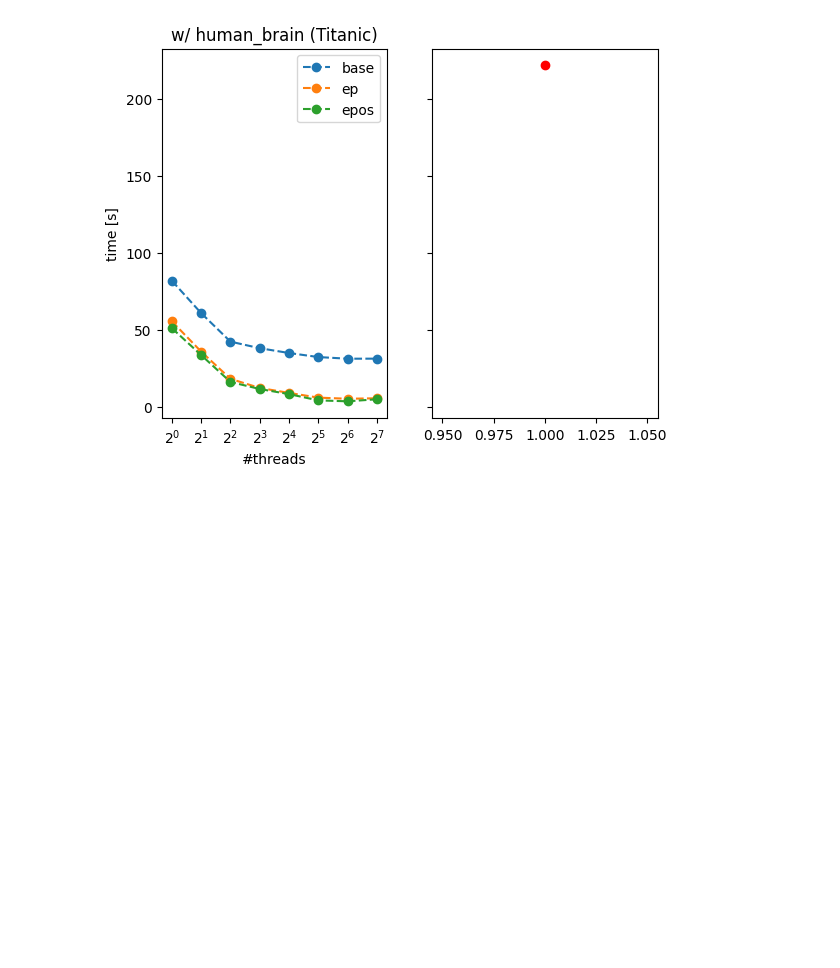
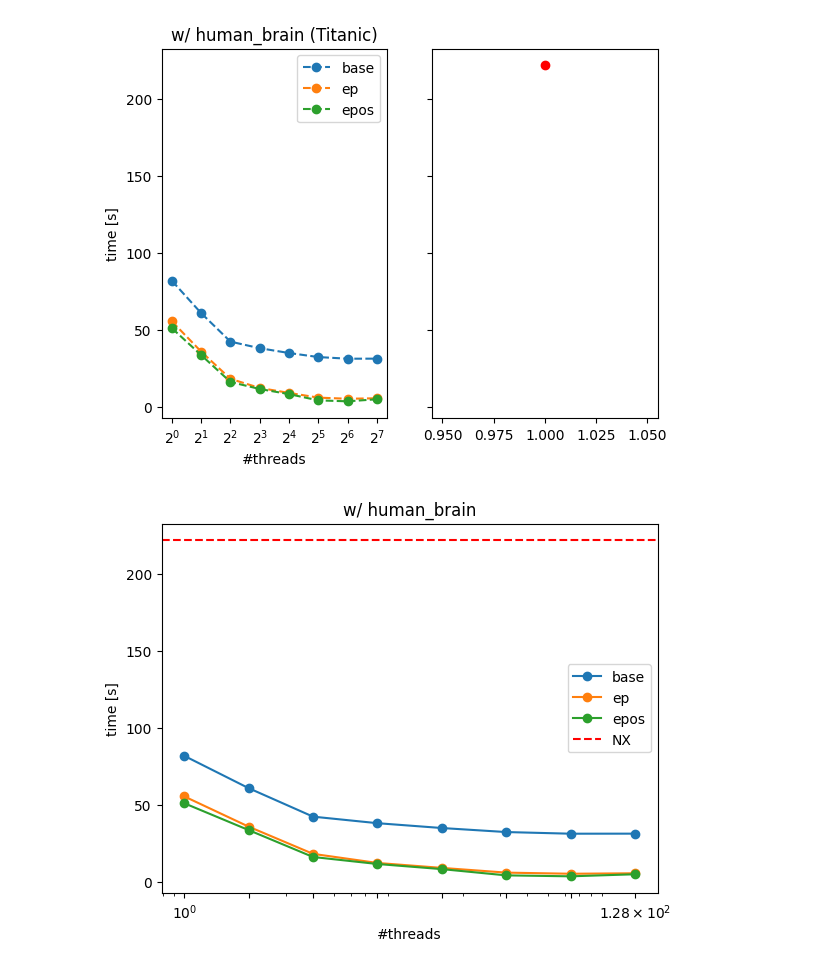
Before and after one commit to dSampietro/Rusty-CRACKER, a Jupyter notebook: plotting/nbk.ipynb, the cells around one changed output. Drawn from its saved outputs; the diff is of its cells as text; code cells hidden in the pictures; blank space fills up the shorter version.

```diff
--- a/plotting/nbk.ipynb
+++ b/plotting/nbk.ipynb
@@ -111,3 +111,31 @@ axs[1].plot(1, (221935.6243 / 1000), marker="o", color="r", label="NX")
 # %% [output]
 [<matplotlib.lines.Line2D at 0x...>]
 [figure]
+# %%
+single_core_time = 221935.6243 / 1000
+
+info = pd.read_csv("bn_titanic_diffThread.csv", comment='%')
+info[["base", "ep", "epos"]] = info[["base", "ep", "epos"]] / 1000
+
+# Plotting the parallel algorithm's performance
+plt.plot(info['num_threads'], info["base"], label="base", marker='o')
+plt.plot(info['num_threads'], info["ep"], label="ep", marker='o')
+plt.plot(info['num_threads'], info["epos"], label="epos", marker='o')
+
+
+# Plotting the single-core algorithm (as a constant line)
+plt.axhline(y=single_core_time, color='r', linestyle='--', label="NX")
+
+#plt.xscale('log')
+#plt.xticks(info["num_threads"])
+
+# Adding labels and title
+plt.xlabel("#threads")
+plt.ylabel("time [s]")
+plt.title("w/ human_brain")
+plt.legend()
+
+# Show the plot
+plt.show()
+# %% [output]
+[figure, added]
```
